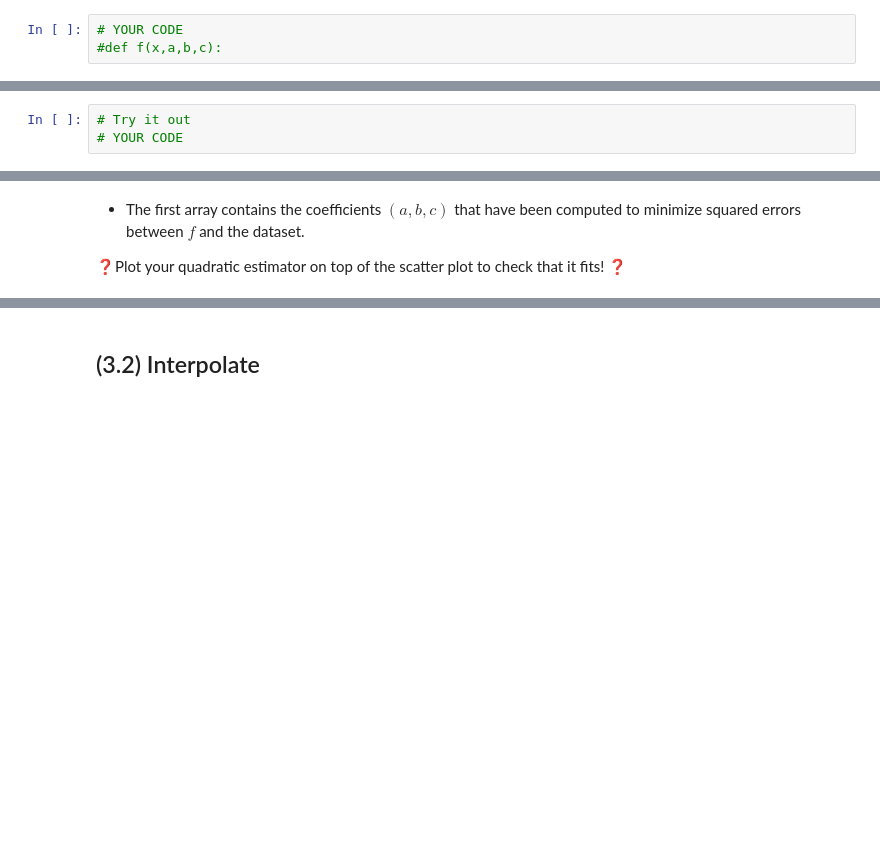
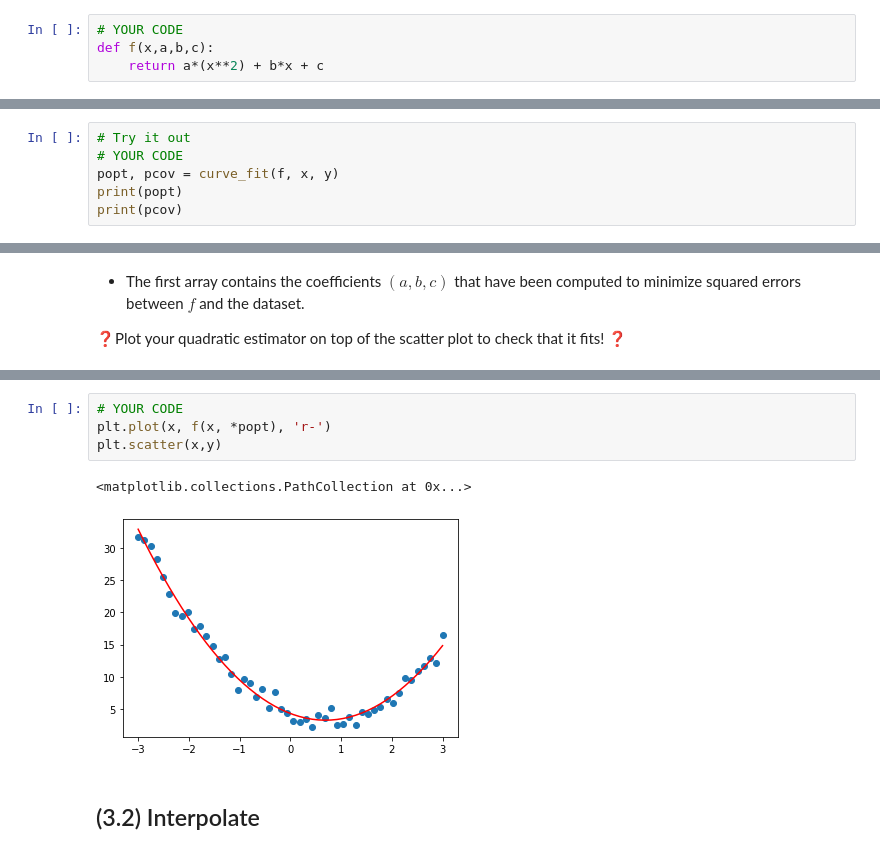
Before and after one commit to brmuloot/Briefs_5, a Jupyter notebook: 03-scipy.ipynb, the cells around one changed output, grey strips where cells are left out. Saved outputs shown, nothing was run; the diff lists cells and outputs as text; blank space fills up the shorter version.

```diff
--- a/03-scipy.ipynb
+++ b/03-scipy.ipynb
@@ -396,7 +399,8 @@ plt.scatter(x,y)
 ❓ Define the function $\large f$ of degree two with parameters $ \large (a,b,c) $ ❓
 # %%
 # YOUR CODE
-#def f(x,a,b,c):
+def f(x,a,b,c):
+    return a*(x**2) + b*x + c
 # %% [markdown]
 🎯 To approximate this scatterplot, we will use a polynomial function of degree 2. Hence, you need to **find the best params $(a,b,c)$**.
 
@@ -406,3 +410,6 @@ plt.scatter(x,y)
 # %%
 # Try it out
 # YOUR CODE
+popt, pcov = curve_fit(f, x, y)
+print(popt)
+print(pcov)
@@ -419,3 +426,10 @@ plt.scatter(x,y)
+# %%
+# YOUR CODE
+plt.plot(x, f(x, *popt), 'r-')
+plt.scatter(x,y)
+# %% [output]
+<matplotlib.collections.PathCollection at 0x...>
+[figure, added]
 # %% [markdown]
 ## (3.2) Interpolate
 # %% [markdown]
```
Also changed, not shown: parts of 10 cells of this notebook.
